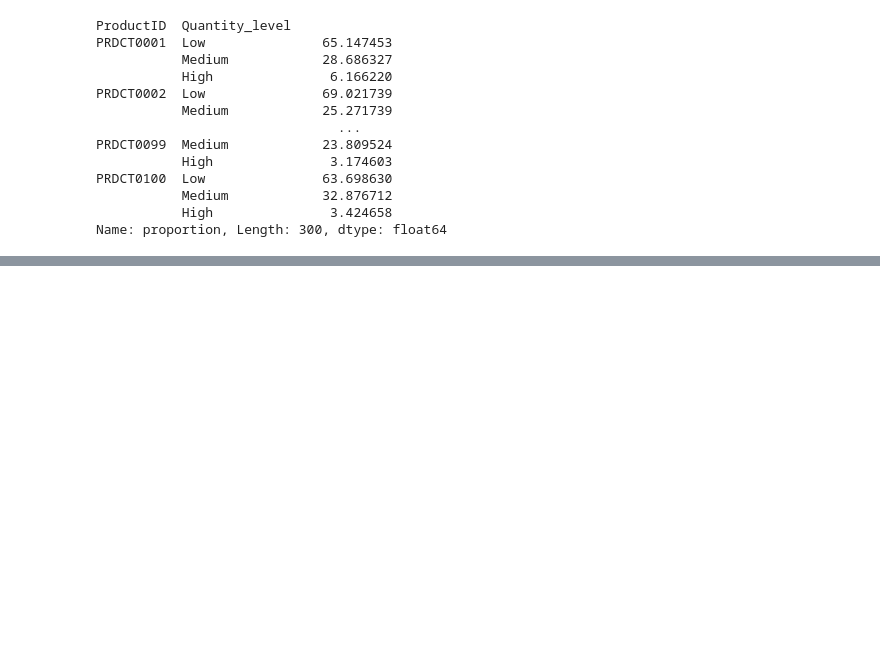
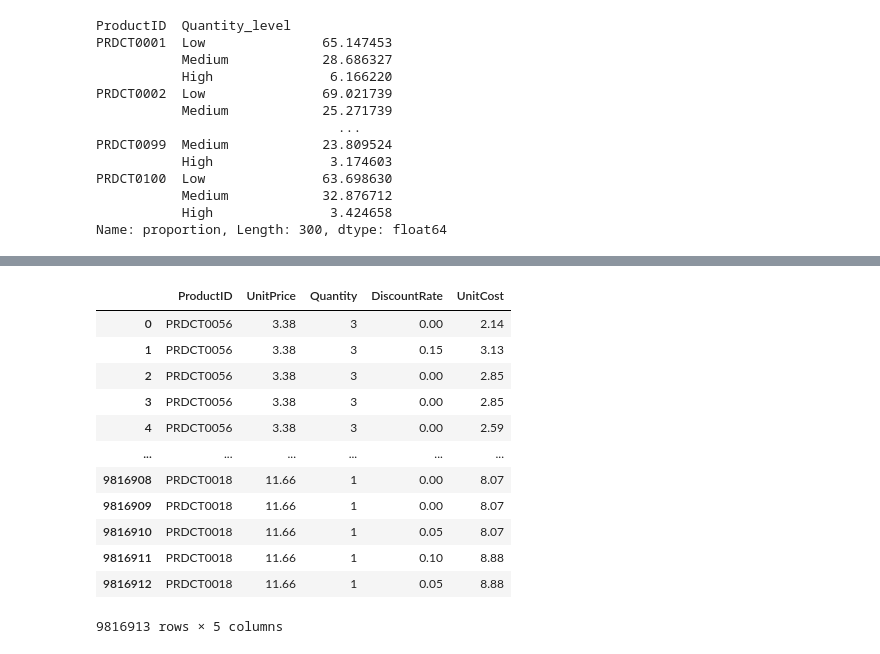
Before and after one commit to Fatima-Arain206/basics-of-python-and-python-libraries, a Jupyter notebook: Libraries/Pandas/Practice/GPT_TASK/Level1.ipynb, the cells around one changed output, grey strips where cells are left out. Cells and saved outputs as stored; diff of their text form; code cells hidden in the pictures; blank space fills up the shorter version.

```diff
--- a/Libraries/Pandas/Practice/GPT_TASK/Level1.ipynb
+++ b/Libraries/Pandas/Practice/GPT_TASK/Level1.ipynb
@@ -475,0 +609,4 @@ Name: proportion, Length: 300, dtype: float64
+# %%
+df['year'].value_counts()
+# replace 9999 with 1999
+df['year']=  df['year'].replace(9999,1999)
@@ -475,0 +663,4 @@ Name: proportion, Length: 300, dtype: float64
+# %%
+# level 7 split data set and merge
+half1 = df[['ProductID','UnitPrice','Quantity']]
+half1
@@ -475,0 +681,22 @@ Name: proportion, Length: 300, dtype: float64
+# %%
+#half 2
+half2 = df[['DiscountRate','ProductID','UnitCost']]
+# %%
+# half 1 merge with half2
+join_merge = half1.merge(half2)
+# %%
+join_merge
+# %% [output]
+|  | ProductID | UnitPrice | Quantity | DiscountRate | UnitCost |
+| 0 | PRDCT0056 | 3.38 | 3 | 0.00 | 2.14 |
+| 1 | PRDCT0056 | 3.38 | 3 | 0.15 | 3.13 |
+| 2 | PRDCT0056 | 3.38 | 3 | 0.00 | 2.85 |
+| 3 | PRDCT0056 | 3.38 | 3 | 0.00 | 2.85 |
+| 4 | PRDCT0056 | 3.38 | 3 | 0.00 | 2.59 |
+| ... | ... | ... | ... | ... | ... |
+| 9816908 | PRDCT0018 | 11.66 | 1 | 0.00 | 8.07 |
+| 9816909 | PRDCT0018 | 11.66 | 1 | 0.00 | 8.07 |
+| 9816910 | PRDCT0018 | 11.66 | 1 | 0.05 | 8.07 |
+| 9816911 | PRDCT0018 | 11.66 | 1 | 0.10 | 8.88 |
+| 9816912 | PRDCT0018 | 11.66 | 1 | 0.05 | 8.88 |
+9816913 rows × 5 columns
```
Also changed, not shown: parts of 23 cells of this notebook.
